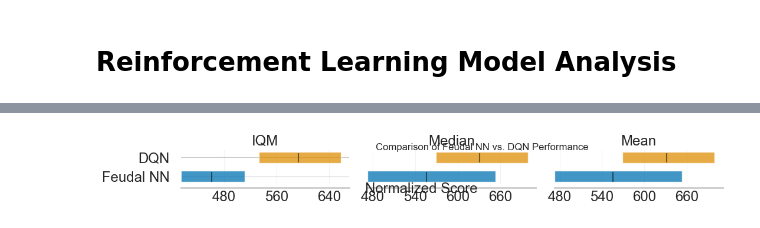
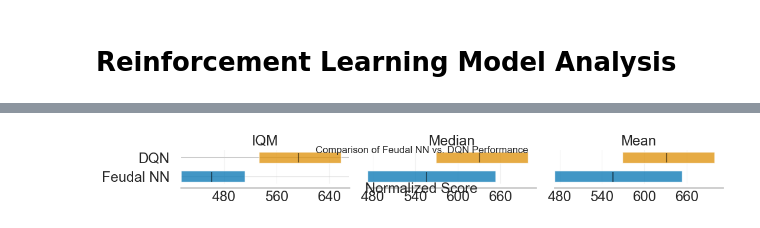
Before and after one commit to Aidan-Jared/COMPSCI_760_Reinforcement, a Jupyter notebook: Atari/perform_analysis.ipynb, the cells around one changed output, grey strips where cells are left out. Saved outputs shown, nothing was run; the diff lists cells and outputs as text; code cells hidden in the pictures.

```diff
--- a/Atari/perform_analysis.ipynb
+++ b/Atari/perform_analysis.ipynb
@@ -55,35 +119,38 @@ dqn_data = {str(i): float(v) for i, v in enumerate(dqn_data_list)}
 # Reshape Data for rliable
 # Shape must be (number_of_runs, number_of_tasks)
 feudal_nn_scores = np.array(list(data.values())).reshape(100, 1)
 dqn_scores = np.array(list(dqn_data.values())).reshape(100, 1)
 
 scores_dict = {
     'Feudal NN': feudal_nn_scores,
     'DQN': dqn_scores
 }
 algorithms = list(scores_dict.keys())
 
 # Define metrics(IQM, Median, and Mean)
 aggregate_func = lambda x: np.array([
     metrics.aggregate_iqm(x),
     metrics.aggregate_median(x),
     metrics.aggregate_mean(x)
 ])
 metric_names = ['IQM', 'Median', 'Mean']
 aggregate_scores, aggregate_cis = rly.get_interval_estimates(
     scores_dict,
     aggregate_func,
     reps=50000)
 
-# Plot the results
+
 fig, axes = plot_utils.plot_interval_estimates(
     aggregate_scores,
     aggregate_cis,
     metric_names=metric_names,
-    algorithms=algorithms,
-    xlabel_fn=lambda x: f'{x} Score')
+    algorithms=algorithms)
 
-plt.suptitle("Comparison of Feudal NN vs. DQN Performance", y=1.05)
+
+axes[1].xaxis.labelpad = 20
+
+plt.suptitle("Comparison of Feudal NN vs. DQN Performance", x=0.4, y=0.98)
+plt.tight_layout(rect=[0, 0, 1, 0.93])
 plt.show()
 # %% [output]
-[figure, old version]
+[figure, new version]
```
Also changed, not shown: parts of 3 cells of this notebook, 1 other file.
